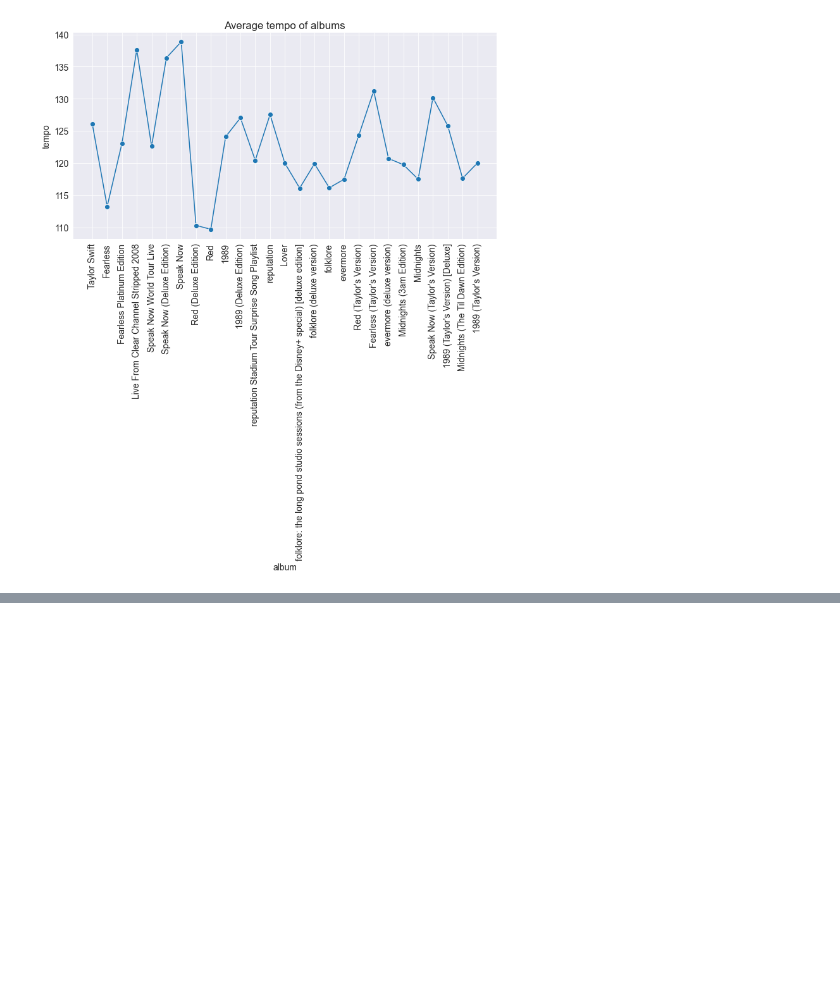
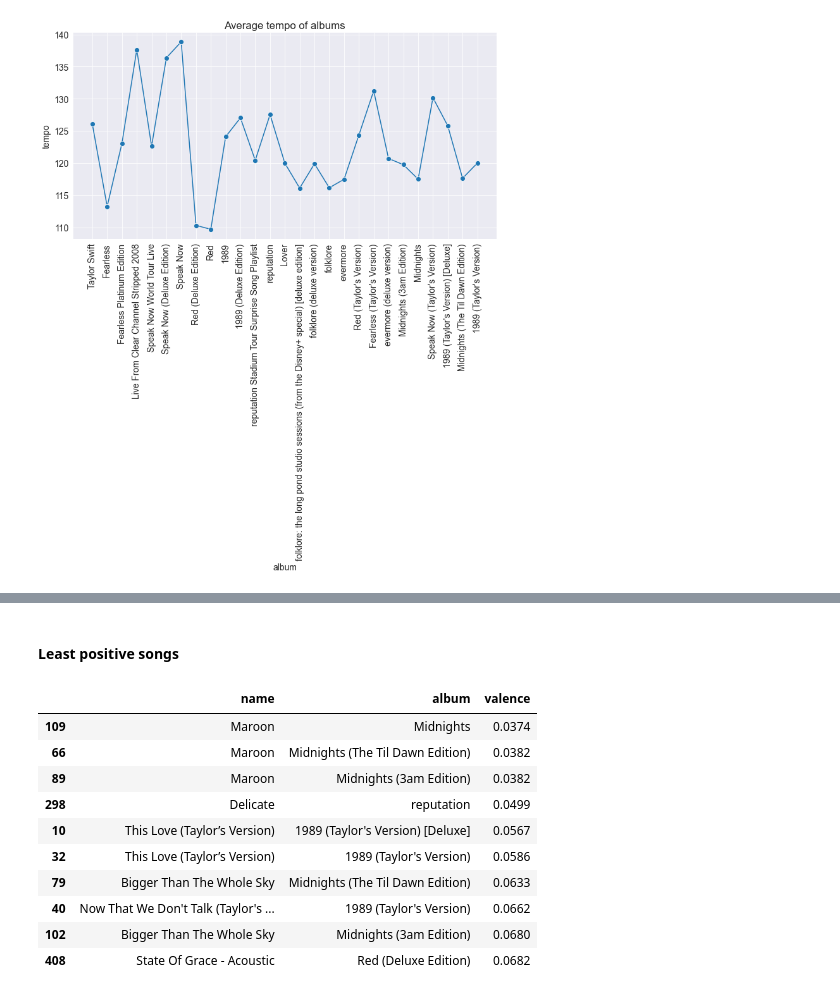
Before and after one commit to hoseinmrh/Taylor-Swift-Songs-Data-Analysis, a Jupyter notebook: Taylor Swift Data Analysis.ipynb, the cells around one changed output, grey strips where cells are left out. Saved outputs shown, nothing was run; the diff lists cells and outputs as text; code cells hidden in the pictures; blank space fills up the shorter version.

```diff
--- a/Taylor Swift Data Analysis.ipynb
+++ b/Taylor Swift Data Analysis.ipynb
@@ -586,0 +608,17 @@ no_energetic_songs[['name', 'album', 'energy']]
+# %% [markdown]
+#### Least positive songs
+# %%
+negative_songs = df.sort_values('valence', ascending=True).head(10)
+negative_songs[['name', 'album', 'valence']]
+# %% [output]
+|  | name | album | valence |
+| 109 | Maroon | Midnights | 0.0374 |
+| 66 | Maroon | Midnights (The Til Dawn Edition) | 0.0382 |
+| 89 | Maroon | Midnights (3am Edition) | 0.0382 |
+| 298 | Delicate | reputation | 0.0499 |
+| 10 | This Love (Taylor’s Version) | 1989 (Taylor's Version) [Deluxe] | 0.0567 |
+| 32 | This Love (Taylor’s Version) | 1989 (Taylor's Version) | 0.0586 |
+| 79 | Bigger Than The Whole Sky | Midnights (The Til Dawn Edition) | 0.0633 |
+| 40 | Now That We Don't Talk (Taylor's ... | 1989 (Taylor's Version) | 0.0662 |
+| 102 | Bigger Than The Whole Sky | Midnights (3am Edition) | 0.0680 |
+| 408 | State Of Grace - Acoustic | Red (Deluxe Edition) | 0.0682 |
```
Also changed, not shown: parts of 34 cells of this notebook.
